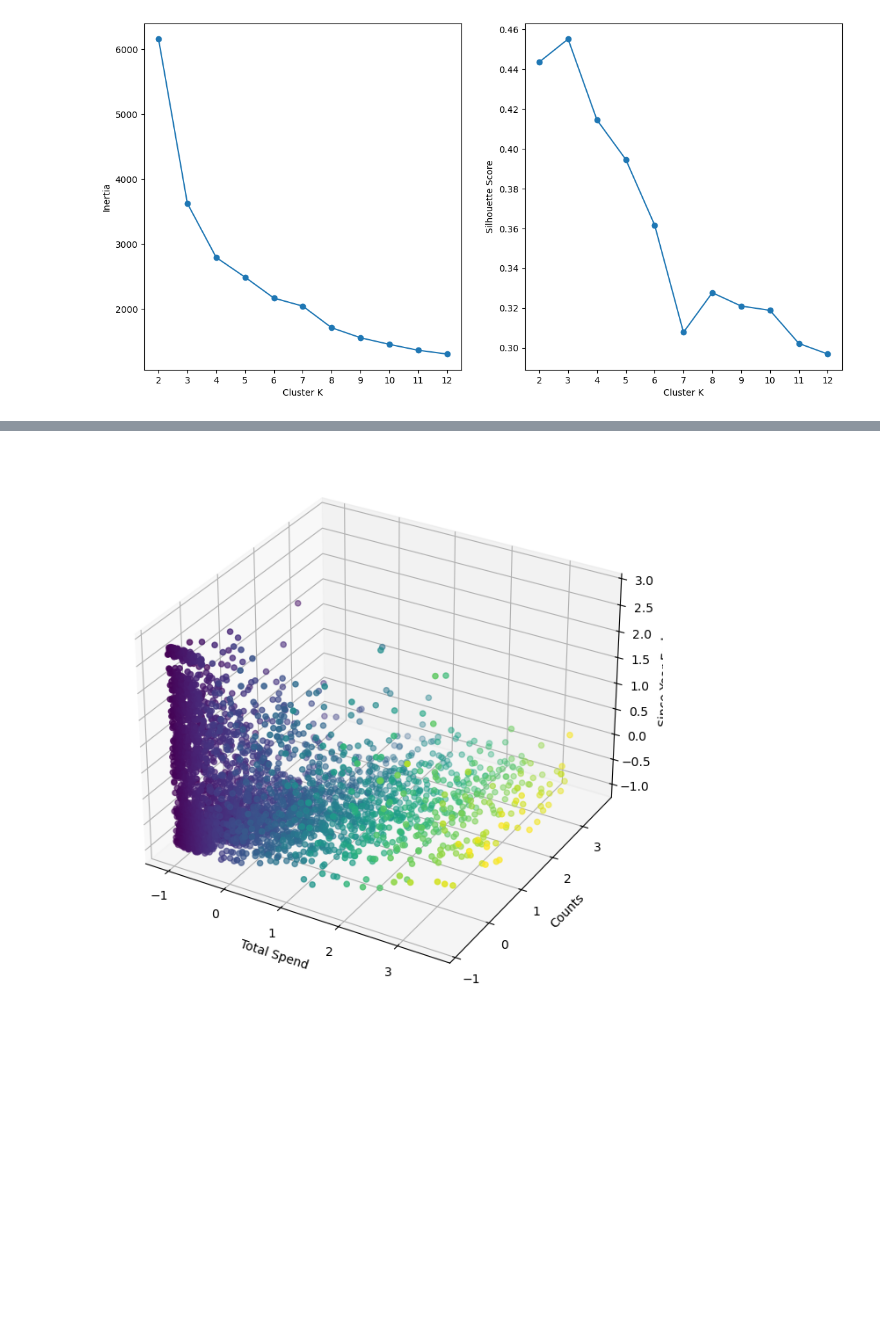
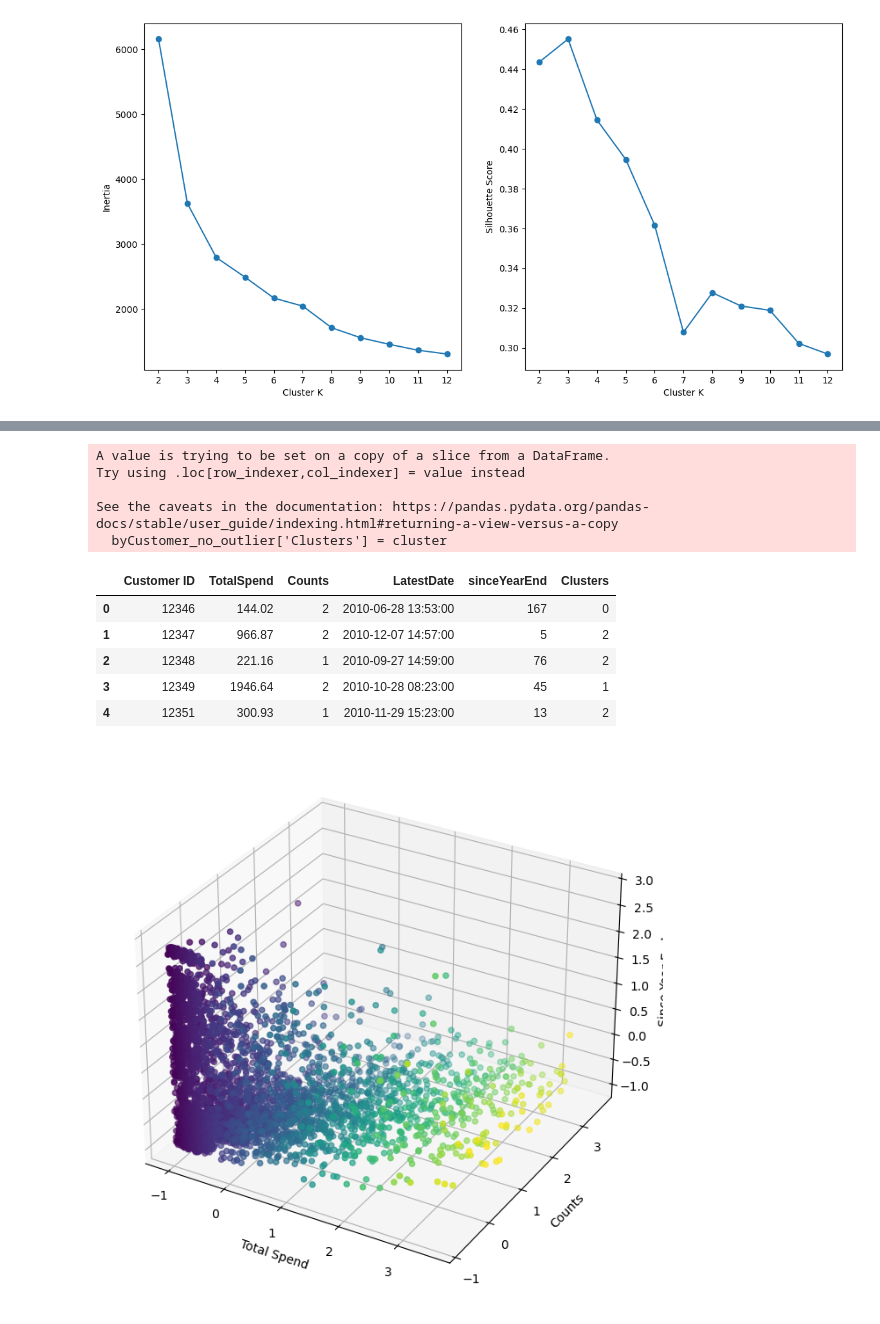
Before and after one commit to ASGP/DS_Customer_Kmeans, a Jupyter notebook: EDA.ipynb, the cells around one changed output, grey strips where cells are left out. Saved outputs shown, nothing was run; the diff lists cells and outputs as text; code cells hidden in the pictures; blank space fills up the shorter version.

Commit message:
pipeline

```diff
--- a/EDA.ipynb
+++ b/EDA.ipynb
@@ -362,4 +412,3 @@ plt.show()
 # %%
-scaler = StandardScaler()
-scale_data = scaler.fit_transform(byCustomer_no_outlier[['TotalSpend','Counts','sinceYearEnd']])
-scale_data
+scaled_data = scale_transformer.fit_transform(byCustomer_no_outlier[['TotalSpend', 'Counts', 'sinceYearEnd']])
+scaled_data_df =byCustomer_no_outlier[['TotalSpend', 'Counts', 'sinceYearEnd']]
@@ -469,3 +494,21 @@ See the caveats in the documentation: https://pandas.pydata.org/pandas-docs/stab
+# %%
+cluster = auto_pipeline.predict(byCustomer_no_outlier[['TotalSpend', 'Counts', 'sinceYearEnd']])
+
+byCustomer_no_outlier['Clusters'] = cluster
+
+byCustomer_no_outlier.head()
+# %% [output]
+A value is trying to be set on a copy of a slice from a DataFrame.
+Try using .loc[row_indexer,col_indexer] = value instead
+
+See the caveats in the documentation: https://pandas.pydata.org/pandas-docs/stable/user_guide/indexing.html#returning-a-view-versus-a-copy
+  byCustomer_no_outlier['Clusters'] = cluster
+|  | Customer ID | TotalSpend | Counts | LatestDate | sinceYearEnd | Clusters |
+| 0 | 12346 | 144.02 | 2 | 2010-06-28 13:53:00 | 167 | 0 |
+| 1 | 12347 | 966.87 | 2 | 2010-12-07 14:57:00 | 5 | 2 |
+| 2 | 12348 | 221.16 | 1 | 2010-09-27 14:59:00 | 76 | 2 |
+| 3 | 12349 | 1946.64 | 2 | 2010-10-28 08:23:00 | 45 | 1 |
+| 4 | 12351 | 300.93 | 1 | 2010-11-29 15:23:00 | 13 | 2 |
 # %%
 fig = plt.figure(figsize=(10,8))
 ax = fig.add_subplot(projection='3d')
```
Also changed, not shown: parts of 50 cells of this notebook, 3 other files.
